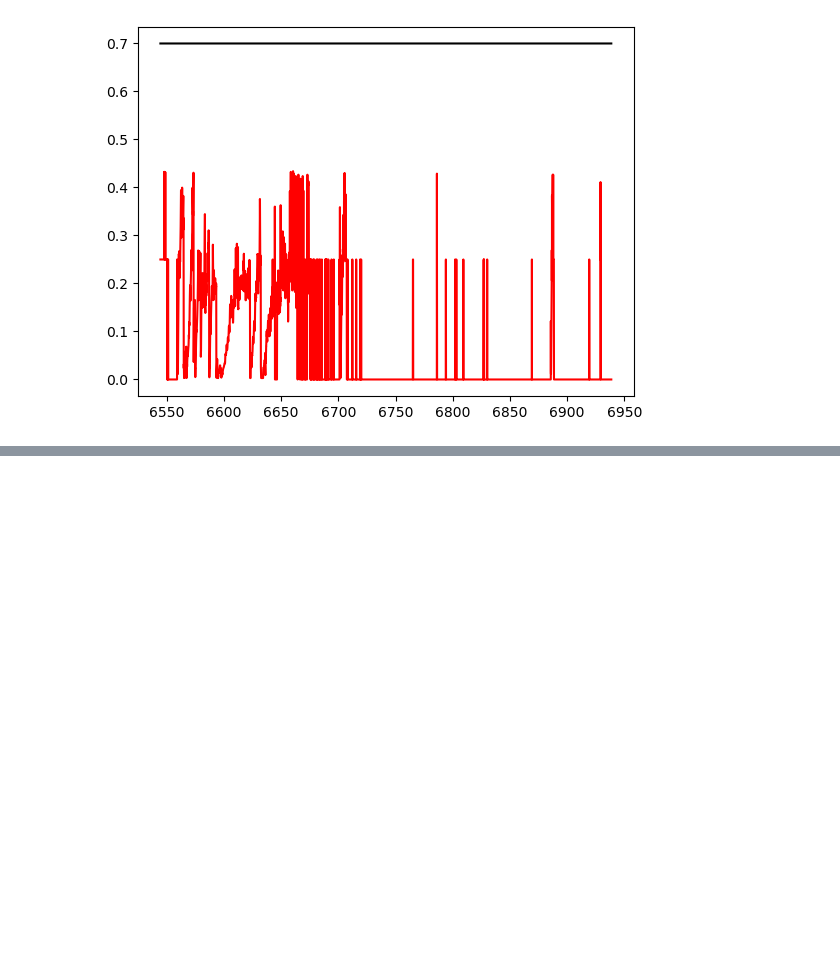
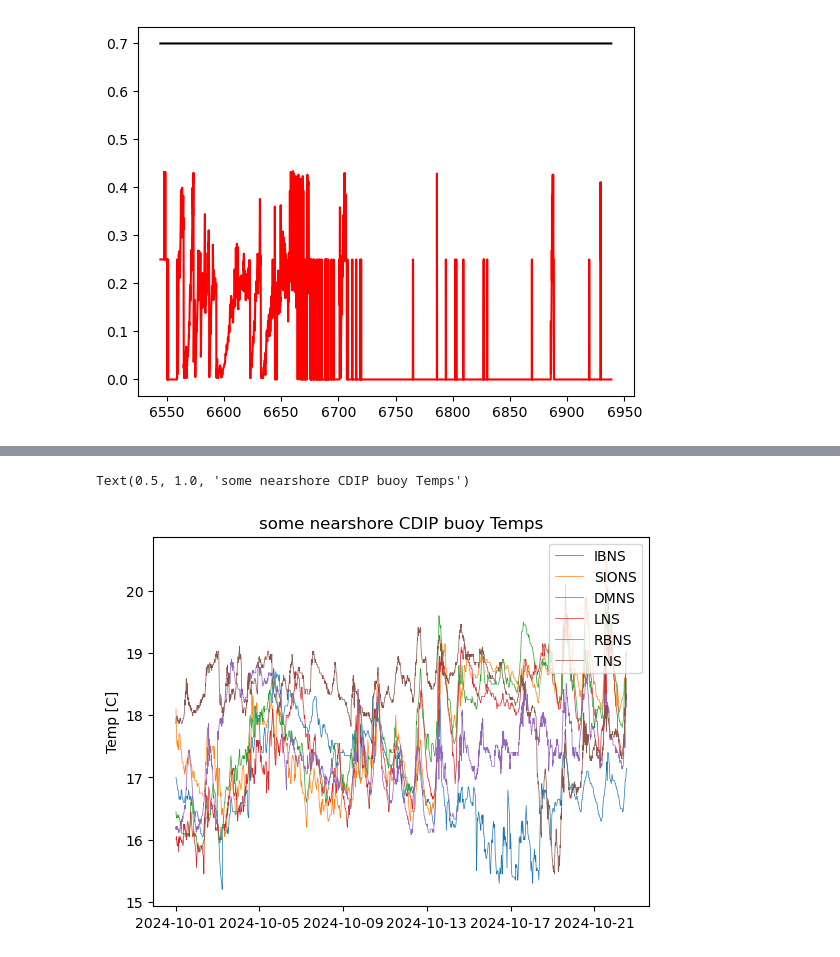
Before and after one commit to mspydell/PFM, a Jupyter notebook: driver/LV4_notebook.ipynb, the cells around one changed output, grey strips where cells are left out. Cells and saved outputs as stored; diff of their text form; code cells hidden in the pictures; blank space fills up the shorter version.

```diff
--- a/driver/LV4_notebook.ipynb
+++ b/driver/LV4_notebook.ipynb
@@ -540,3 +881,52 @@ fig, ax = plt.subplots()
 p0=ax.imshow(d1_n[1,:,:], interpolation='none',origin='lower')
 fig.colorbar(p0, ax=ax,location='right')
 plt.axis('auto')
+# %%
+#Usage: function takes in start_date, end_date, location_code, and variables you want to grab
+#start_date and end_date both take date strings in the form 'yyyymmdd'
+#location_code: 3 digit location code of buoy
+#variables: list of variables in strings that you want
+#example:
+buoy_dict = dict()
+buoy_dict['IBNS'] = '155'
+#buoy_dict['MBW'] = '220'
+buoy_dict['SIONS'] = '201'
+#buoy_dict['TPI'] = '101'
+#buoy_dict['TPO'] = '100'
+buoy_dict['DMNS'] = '153'
+buoy_dict['LNS'] = '262'
+#buoy_dict['OSOS'] = '045'
+#buoy_dict['SNI'] = '067'
+buoy_dict['RBNS'] = '264'
+#buoy_dict['GBOS'] = '271'
+#buoy_dict['SPS'] = '213'
+#buoy_dict['SP'] = '092'
+#buoy_dict['LBC'] = '215'
+#buoy_dict['SCB'] = '203'
+#buoy_dict['SMB'] = '028'
+buoy_dict['TNS'] = '103'
+
+cdip = dict()
+fig, ax = plt.subplots()
+cnt=0
+
+for buoy in buoy_dict.keys():
+    cdip[buoy] = obsfuns.get_cdip_buoy_data('20241001', '20241023', buoy_dict[buoy], ['sstTime', 'sstSeaSurfaceTemperature', 'gpsTime', 'gpsLatitude', 'gpsLongitude','waveTime','waveHs'])
+    p1=ax.plot(cdip[buoy]['sstTime'][:],cdip[buoy]['sstSeaSurfaceTemperature'][:],'-',linewidth=0.5,label=buoy)
+    cnt += cnt
+
+ax.legend()
+
+
+plt.ylabel('Temp [C]')
+plt.title('some nearshore CDIP buoy Temps')
+#cdip1 = obsfuns.get_cdip_buoy_data('20241001', '20241023', '201', ['sstTime', 'sstSeaSurfaceTemperature', 'gpsTime', 'gpsLatitude', 'gpsLongitude'])
+#cdip2 = obsfuns.get_cdip_buoy_data('20241001', '20241023', '155', ['sstTime', 'sstSeaSurfaceTemperature', 'gpsTime', 'gpsLatitude', 'gpsLongitude'])
+
+
+#print(cdip.keys())
+#print(cdip['gpsLatitude'])
+#print(cdip['gpsLongitude'])
+
+#p2=ax.plot(cdip2['sstTime'][:],cdip2['sstSeaSurfaceTemperature'][:],'r-',linewidth=0.5)
+# %% [output]
@@ -542,0 +950,2 @@ plt.axis('auto')
+Text(0.5, 1.0, 'some nearshore CDIP buoy Temps')
+[figure, added]
```
Also changed, not shown: parts of 19 cells of this notebook, 4 other files.
